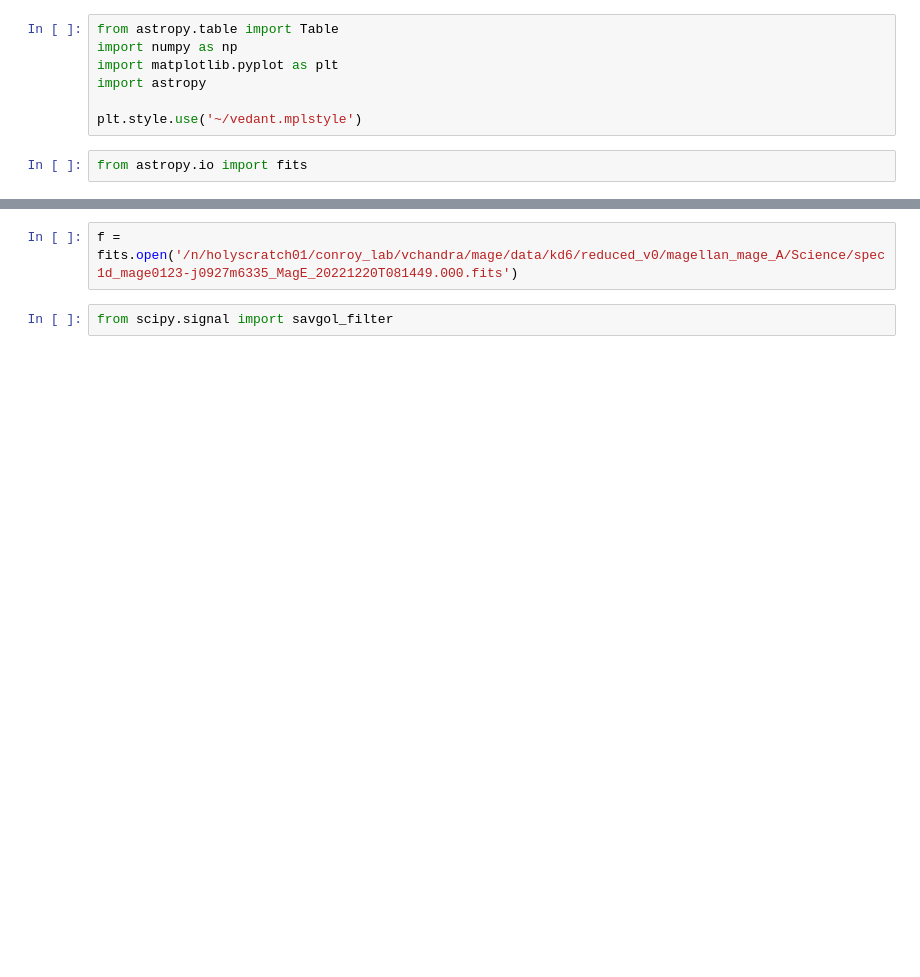
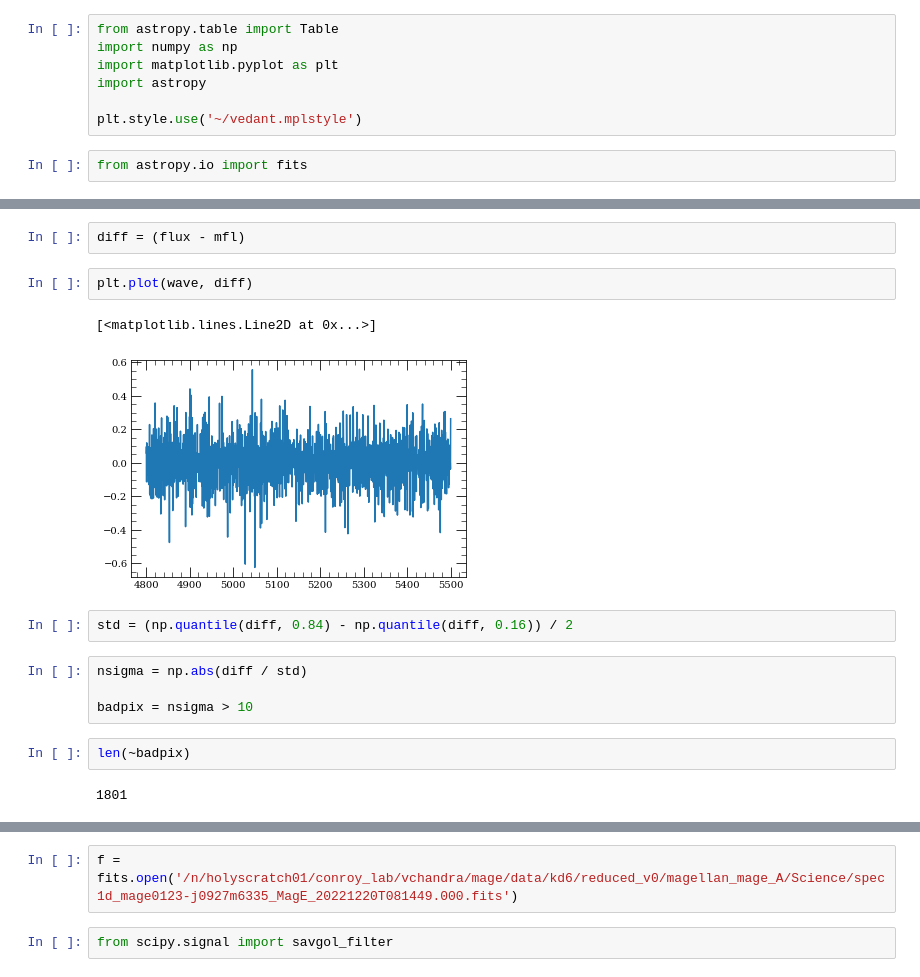
Before and after one commit to vedantchandra/merlin, a Jupyter notebook: pipeline/nb/99_dev_getspec.ipynb, the cells around one changed output, grey strips where cells are left out. Cells and saved outputs as stored; diff of their text form; blank space fills up the shorter version.

```diff
--- a/pipeline/nb/99_dev_getspec.ipynb
+++ b/pipeline/nb/99_dev_getspec.ipynb
@@ -9,0 +33,17 @@ from astropy.io import fits
+# %%
+diff = (flux - mfl)
+# %%
+plt.plot(wave, diff)
+# %% [output]
+[<matplotlib.lines.Line2D at 0x...>]
+[figure, added]
+# %%
+std = (np.quantile(diff, 0.84) - np.quantile(diff, 0.16)) / 2
+# %%
+nsigma = np.abs(diff / std)
+
+badpix = nsigma > 10
+# %%
+len(~badpix)
+# %% [output]
+1801
```
Also changed, not shown: parts of 10 cells of this notebook, 4 other files.
